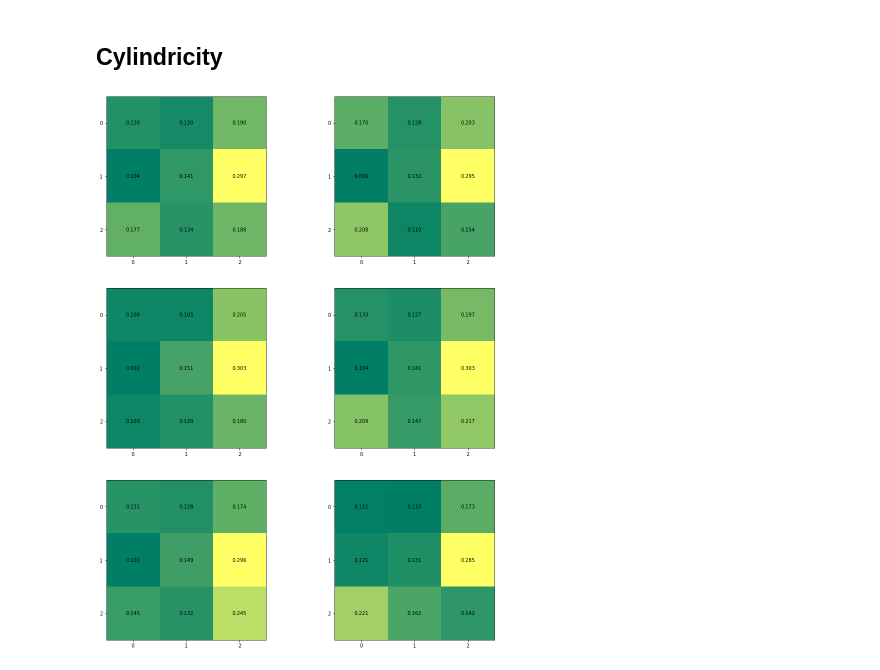
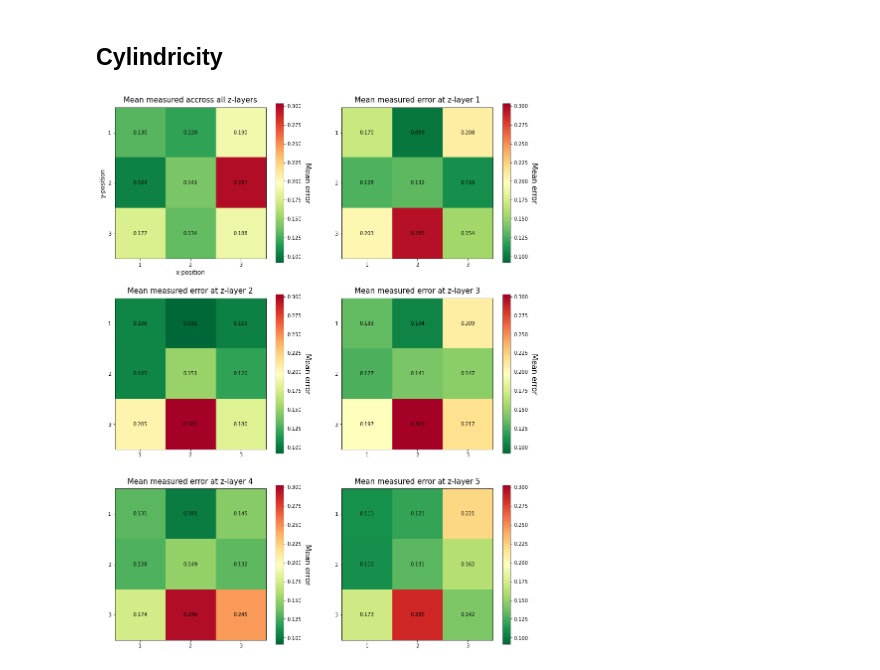
Before and after one commit to TheThorb/Leirmo_Exp1_Publication1, a Jupyter notebook: xy_variations.ipynb, the cells around one changed output. Drawn from its saved outputs; the diff is of its cells as text; code cells hidden in the pictures.

```diff
--- a/xy_variations.ipynb
+++ b/xy_variations.ipynb
@@ -115,41 +115,78 @@ df = df[['error', 'x_pos', 'y_pos', 'z_pos']]
 fig, axs = plt.subplots(nrows=3, ncols=2, figsize=(15, 20))
 
 # Set colormap-palette
-cmap = "summer"
+cmap = "RdYlGn_r"
 
-vmax = df['error'].max()
+vmin = 0.092
+vmax = 0.303
 
+# Initialzie an empty matrix to represent the error values of a layer
 matrix = np.zeros((3, 3))
 
+
+## Plot the z-layers separately
 for z in range(1,6):
+
+    # Calculate coordinates for plot
+    i = int(z/2)
+    j = z%2
+
+    # Fill out layer matrix
     for y in range(1,4):
         for x in range(1,4):
             temp = df[(df['z_pos'] == z) & (df['y_pos'] == y) & (df['x_pos'] == x)]
-            matrix[x-1, y-1] = temp['error'].mean()
+            matrix[y-1, x-1] = temp['error'].mean()
 
-    im = axs[int(z/2), z%2].imshow(matrix, cmap=cmap)
+    # Create heatmap from matrix
+    im = axs[i, j].imshow(matrix, cmap=cmap, vmin=vmin, vmax=vmax)
+
+    # Add annotation to the heatmap
     for y in range(1,4):
         for x in range(1,4):
-            axs[int(z/2), z%2].text(y-1, x-1, "{:.3f}".format(matrix[x-1, y-1]),
+            axs[i, j].text(x-1, y-1, "{:.3f}".format(matrix[y-1, x-1]),
                     ha="center", va="center", color="black")
-            axs[int(z/2), z%2].set_xticks([0, 1, 2])
-            axs[int(z/2), z%2].set_yticks([0, 1, 2])
 
+    axs[i, j].set_xticks([0, 1, 2])
+    axs[i, j].set_yticks([0, 1, 2])
+
+    axs[i, j].set_xticklabels([1, 2, 3])
+    axs[i, j].set_yticklabels([1, 2, 3])
+
+    axs[i, j].set_title("Mean measured error at z-layer {}".format(z), fontsize=15, pad=10)
+
+    cbar = axs[i, j].figure.colorbar(im, ax=axs[i, j])
+    cbar.ax.set_ylabel("Mean error", rotation=-90, va="bottom", fontsize=15)
+
+# Prepare data for a 'total'-plot
 for y in range(1,4):
     for x in range(1,4):
             temp = df[(df['y_pos'] == y) & (df['x_pos'] == x)]
             matrix[x-1, y-1] = temp['error'].mean()
 
-axs[0, 0].imshow(matrix, cmap=cmap)
+# Plot the 'total' in the first square
+axs[0, 0].imshow(matrix, cmap=cmap, vmin=vmin, vmax=vmax)
+
 for y in range(1,4):
     for x in range(1,4):
         axs[0, 0].text(y-1, x-1, "{:.3f}".format(matrix[x-1, y-1]),
                 ha="center", va="center", color="black")
-        axs[0, 0].set_xticks([0, 1, 2])
-        axs[0, 0].set_yticks([0, 1, 2])
 
 
+axs[0, 0].set_xticks([0, 1, 2])
+axs[0, 0].set_yticks([0, 1, 2])
+
+axs[0, 0].set_xticklabels([1, 2, 3])
+axs[0, 0].set_yticklabels([1, 2, 3])
+
+axs[0, 0].set_title("Mean measured accross all z-layers", fontsize=15, pad=10)
+
+axs[0, 0].set_xlabel("x-position", fontsize=12)
+axs[0, 0].set_ylabel("y-position", fontsize=12)
+
+
+cbar = axs[0, 0].figure.colorbar(im, ax=axs[0, 0])
+cbar.ax.set_ylabel("Mean error", rotation=-90, va="bottom", fontsize=15)
 
 plt.show()
 # %% [output]
-[figure, old version]
+[figure, new version]
```
